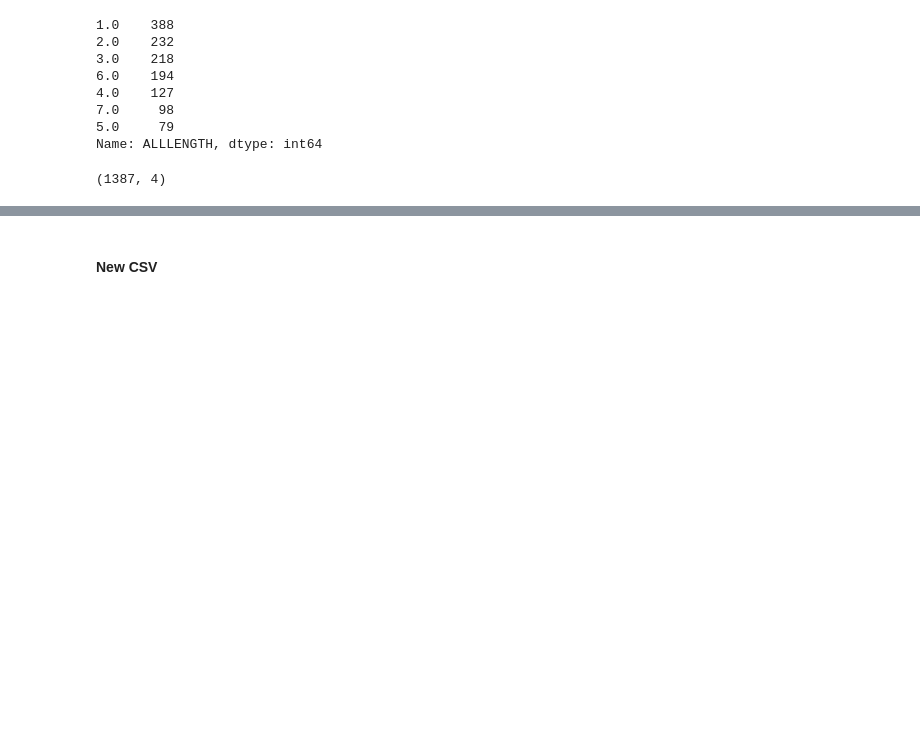
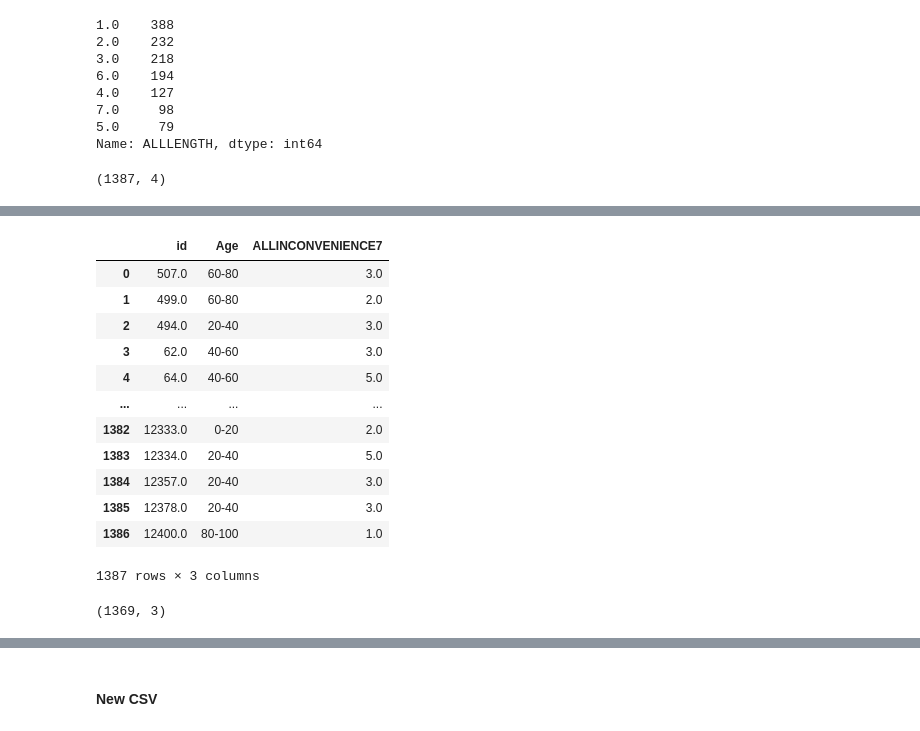
Before and after one commit to krips2398/vegan-planet, a Jupyter notebook: data_transformation/data_transformation_3.ipynb, the cells around one changed output, grey strips where cells are left out. Drawn from its saved outputs; the diff is of its cells as text; code cells hidden in the pictures; blank space fills up the shorter version.

```diff
--- a/data_transformation/data_transformation_3.ipynb
+++ b/data_transformation/data_transformation_3.ipynb
@@ -696,0 +629,14 @@ Name: ALLTRANSITION, dtype: int64
+# %%
+def func_age(x):
+    if x>=0 and x<=20:
+        return "0-20"
+    elif x>20 and x<=40:
+        return "20-40"
+    elif x>40 and x<=60:
+        return "40-60"
+    elif x>60 and x<=80:
+        return "60-80"
+    else:
+        return "80-100"
+# %%
+df_categorical['Age'] = df_categorical['ALLAGEADOPTION'].apply(lambda x: func_age(x))
@@ -696,0 +680,2 @@ Name: ALLTRANSITION, dtype: int64
+# %%
+df_age_transition = df_categorical[['id','Age']]
@@ -696,0 +698,18 @@ Name: ALLTRANSITION, dtype: int64
+# %%
+df_merge = pd.merge(df_age_transition, df[['id','ALLINCONVENIENCE7']],left_on="id",right_on="id")
+# %%
+df_merge
+# %% [output]
+|  | id | Age | ALLINCONVENIENCE7 |
+| 0 | 507.0 | 60-80 | 3.0 |
+| 1 | 499.0 | 60-80 | 2.0 |
+| 2 | 494.0 | 20-40 | 3.0 |
+| 3 | 62.0 | 40-60 | 3.0 |
+| 4 | 64.0 | 40-60 | 5.0 |
+| ... | ... | ... | ... |
+| 1382 | 12333.0 | 0-20 | 2.0 |
+| 1383 | 12334.0 | 20-40 | 5.0 |
+| 1384 | 12357.0 | 20-40 | 3.0 |
+| 1385 | 12378.0 | 20-40 | 3.0 |
+| 1386 | 12400.0 | 80-100 | 1.0 |
+1387 rows × 3 columns
@@ -696,0 +718,4 @@ Name: ALLTRANSITION, dtype: int64
+# %%
+df_merge.shape
+# %% [output]
+(1369, 3)
```
Also changed, not shown: parts of 31 cells of this notebook, 6 other files.
